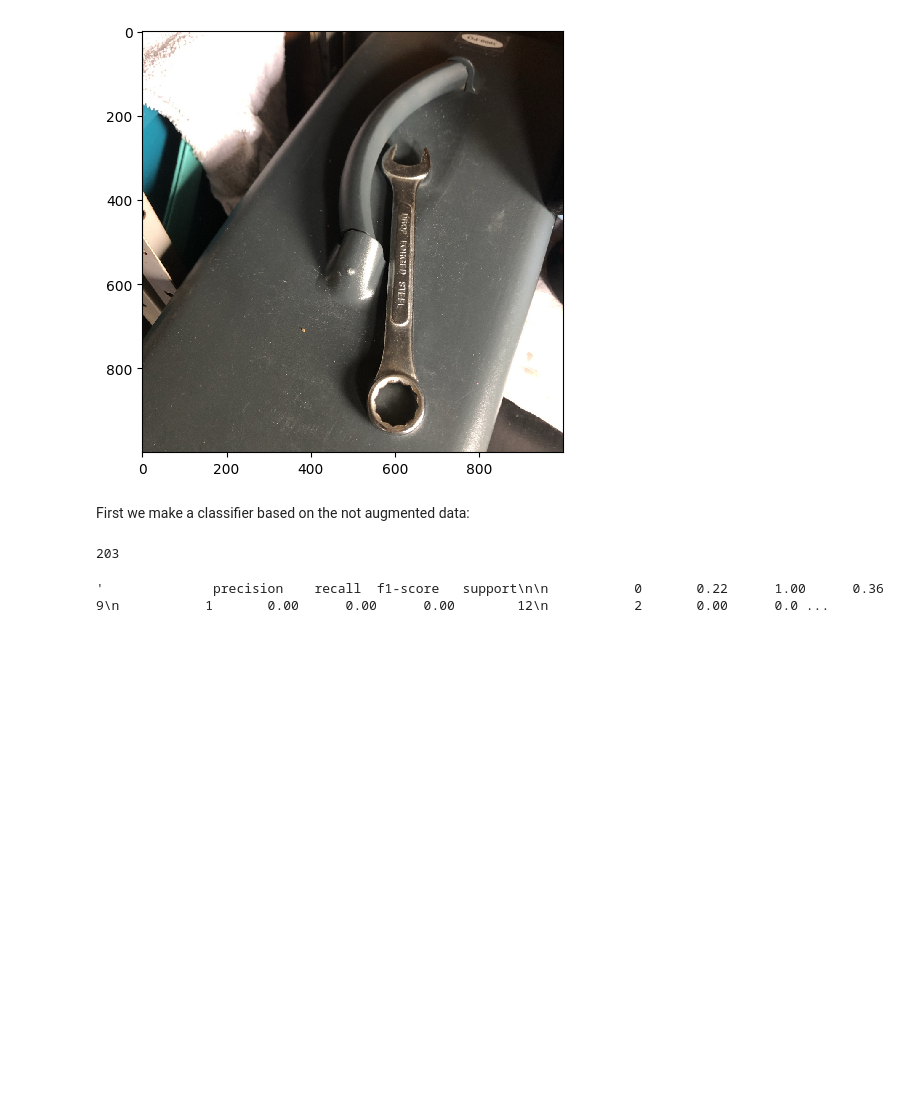
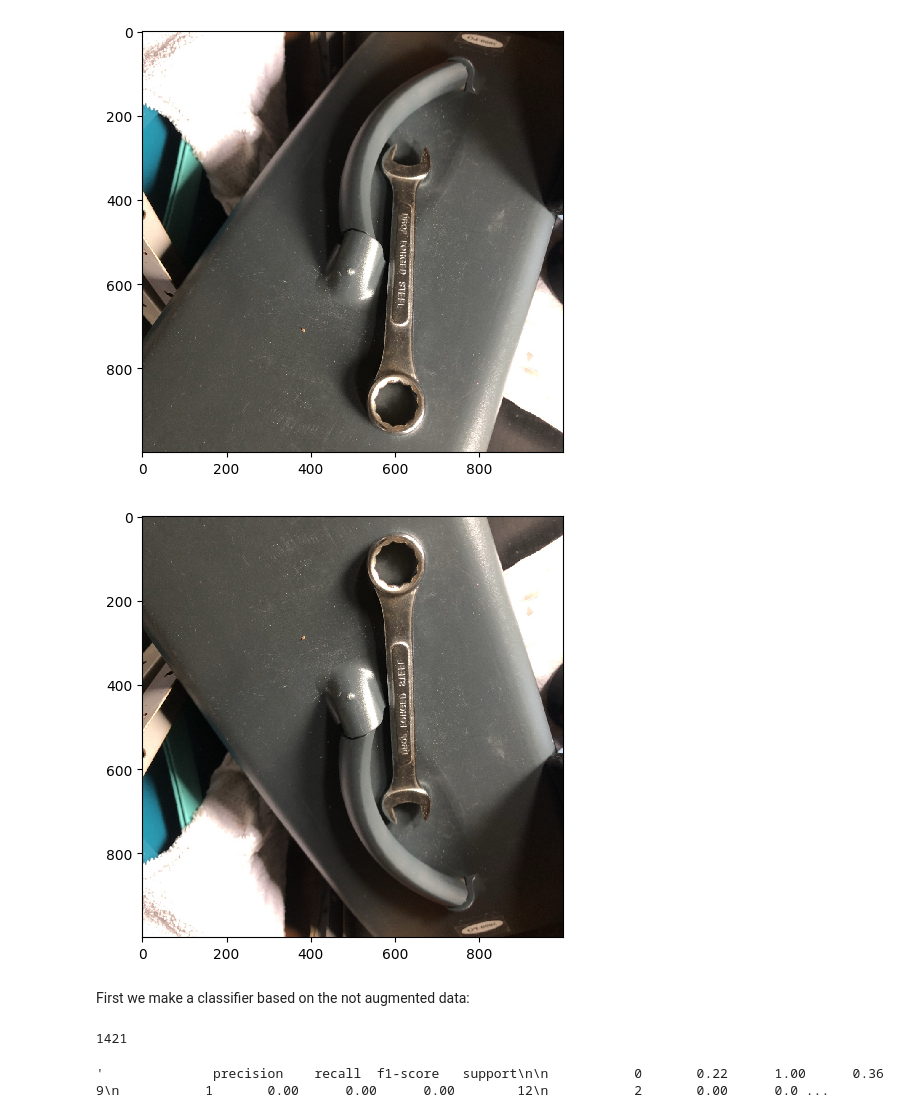
Before and after one commit to RobbeL-2056621/MLAss2, a Jupyter notebook: MLAss2.ipynb, the cells around one changed output. Drawn from its saved outputs; the diff is of its cells as text; code cells hidden in the pictures; blank space fills up the shorter version.

Commit message:
added code to rotate + flip images

```diff
--- a/MLAss2.ipynb
+++ b/MLAss2.ipynb
@@ -25,4 +25,24 @@ for folder in os.listdir("Datasets/unsynth"):
         data.append(prep)
         labels.append(label)
     label+=1
+# %%
+from skimage import io
+from skimage.transform import rotate
+from matplotlib import pyplot as plt
+from numpy import flipud
+
+newImages = []
+newLabels = []
+rotations = [90, 180, 270]
+for i in range(len(images)):
+    originalImage = images[i]
+    for rotation in rotations:
+        rotatedImage = rotate(originalImage, rotation)
+        newImages.append(rotatedImage)
+        newLabels.append(labels[i])
+        newImages.append(flipud(rotatedImage))
+        newLabels.append(labels[i])
+
+images.extend(newImages)
+labels.extend(newLabels)
 # %%
@@ -35,3 +55,10 @@ io.imshow(image)
 plt.show()
 # %% [output]
 [figure]
+# %%
+from numpy import flipud
+image = flipud(images[0])
+io.imshow(image)
+plt.show()
+# %% [output]
+[figure, added]
@@ -38,9 +69,9 @@ plt.show()
 # %% [markdown]
 First we make a classifier based on the not augmented data:
 # %%
-len(data)
+len(images)
 # %% [output]
-203
+1421
 # %%
 import sklearn as sk
 from sklearn.neural_network import MLPClassifier
```
Also changed, not shown: parts of 2 cells of this notebook.
